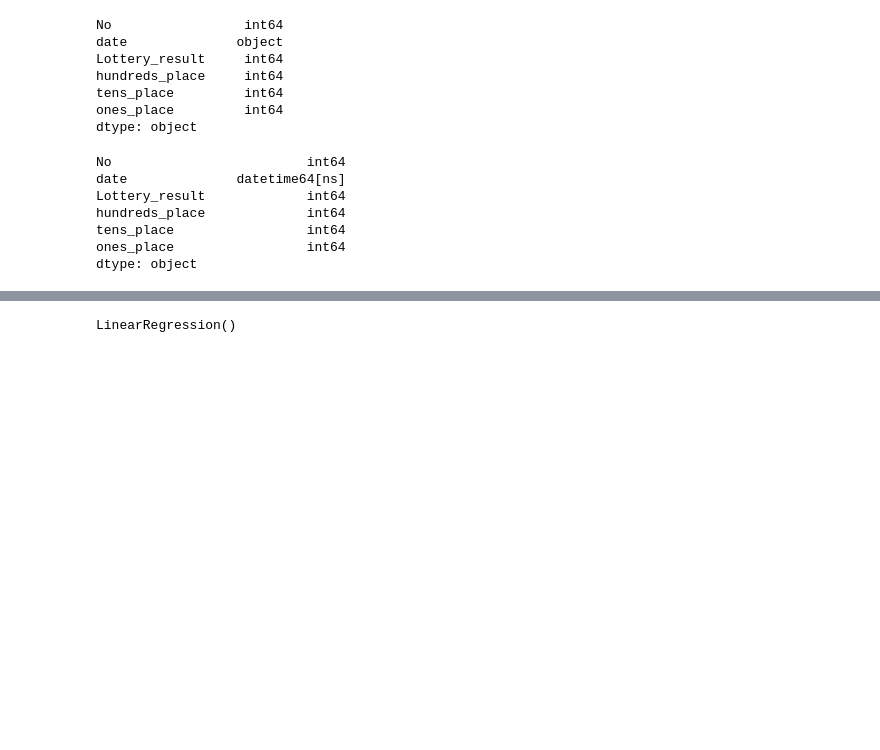
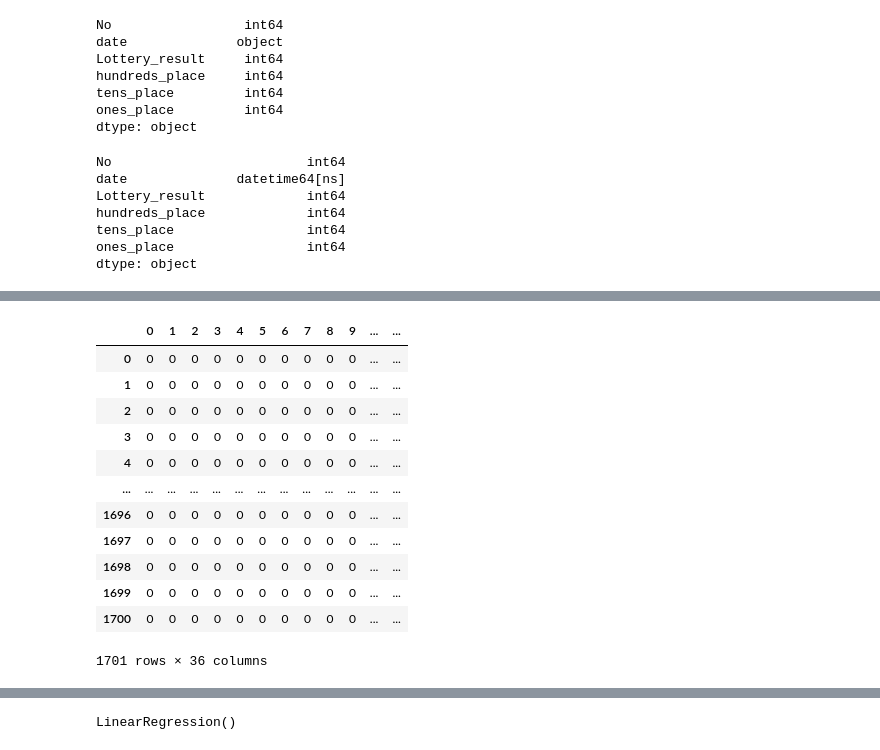
Before and after one commit to yyoshikun/workdir, a Jupyter notebook: Num_3_challenge_5.ipynb, the cells around one changed output, grey strips where cells are left out. Saved outputs shown, nothing was run; the diff lists cells and outputs as text; code cells hidden in the pictures; blank space fills up the shorter version.

```diff
--- a/Num_3_challenge_5.ipynb
+++ b/Num_3_challenge_5.ipynb
@@ -1263,0 +367,10 @@ Num_3_2018_2023
+# %%
+#025 ここで「百+十」結合の列をいれる-----20240506 初期は年も結合して年毎でカウントする作戦を変更-----最後で列は消す-----「+」の列を追加20240713---20240803---
+Num_3_2018_2023 = pd.DataFrame(Num_3_2018_2023)
+t1 = Num_3_2018_2023['hundreds_place']
+t2 = Num_3_2018_2023['year']
+t3 = Num_3_2018_2023['tens_place']
+
+# df_test['hp_year_join'] = t1.astype(str) + t3.astype(str) + t2.astype(str)
+df_test = pd.DataFrame(t1.astype(str) + t3.astype(str), columns=['hundreds+ten'])#カラム名追加
+df_test
@@ -1263,0 +391,4 @@ Num_3_2018_2023
+# %%
+#026-----文字型からint型に変更する----
+df_test = df_test.astype(int)
+df_test
@@ -1263,0 +427,4 @@ Num_3_2018_2023
+# %%
+#028----ここで元データとhundreds+tenを結合-----
+Num_3_2018_2023 = pd.concat([Num_3_2018_2023, df_test], axis=1)
+Num_3_2018_2023
@@ -1263,0 +470,30 @@ Num_3_2018_2023
+# %%
+#030-----td_ctをダミー変数化35回で-----
+
+import os
+import pandas as pd
+import numpy as np
+from sklearn.preprocessing import OneHotEncoder
+
+df_n=range(0,36,1)
+
+counter_list=df_n
+enc=OneHotEncoder(categories=[counter_list],sparse=False)
+counter_d=enc.fit_transform(Num_3_2018_2023[['td_ct']])
+df_counter_td=pd.DataFrame(counter_d,index=Num_3_2018_2023.index,columns=counter_list,dtype='int')
+
+df_counter_td
+# %% [output]
+|  | 0 | 1 | 2 | 3 | 4 | 5 | 6 | 7 | 8 | 9 | ... | ... |
+| 0 | 0 | 0 | 0 | 0 | 0 | 0 | 0 | 0 | 0 | 0 | ... | ... |
+| 1 | 0 | 0 | 0 | 0 | 0 | 0 | 0 | 0 | 0 | 0 | ... | ... |
+| 2 | 0 | 0 | 0 | 0 | 0 | 0 | 0 | 0 | 0 | 0 | ... | ... |
+| 3 | 0 | 0 | 0 | 0 | 0 | 0 | 0 | 0 | 0 | 0 | ... | ... |
+| 4 | 0 | 0 | 0 | 0 | 0 | 0 | 0 | 0 | 0 | 0 | ... | ... |
+| ... | ... | ... | ... | ... | ... | ... | ... | ... | ... | ... | ... | ... |
+| 1696 | 0 | 0 | 0 | 0 | 0 | 0 | 0 | 0 | 0 | 0 | ... | ... |
+| 1697 | 0 | 0 | 0 | 0 | 0 | 0 | 0 | 0 | 0 | 0 | ... | ... |
+| 1698 | 0 | 0 | 0 | 0 | 0 | 0 | 0 | 0 | 0 | 0 | ... | ... |
+| 1699 | 0 | 0 | 0 | 0 | 0 | 0 | 0 | 0 | 0 | 0 | ... | ... |
+| 1700 | 0 | 0 | 0 | 0 | 0 | 0 | 0 | 0 | 0 | 0 | ... | ... |
+1701 rows × 36 columns
```
Also changed, not shown: parts of 112 cells of this notebook, 6 other files.
